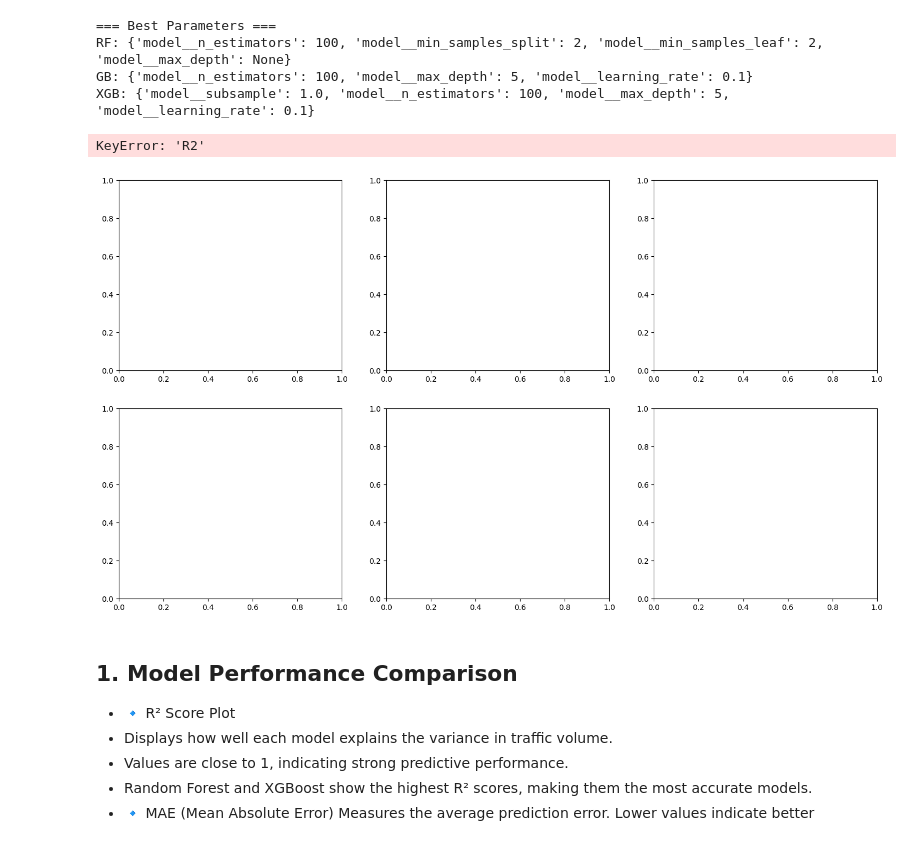
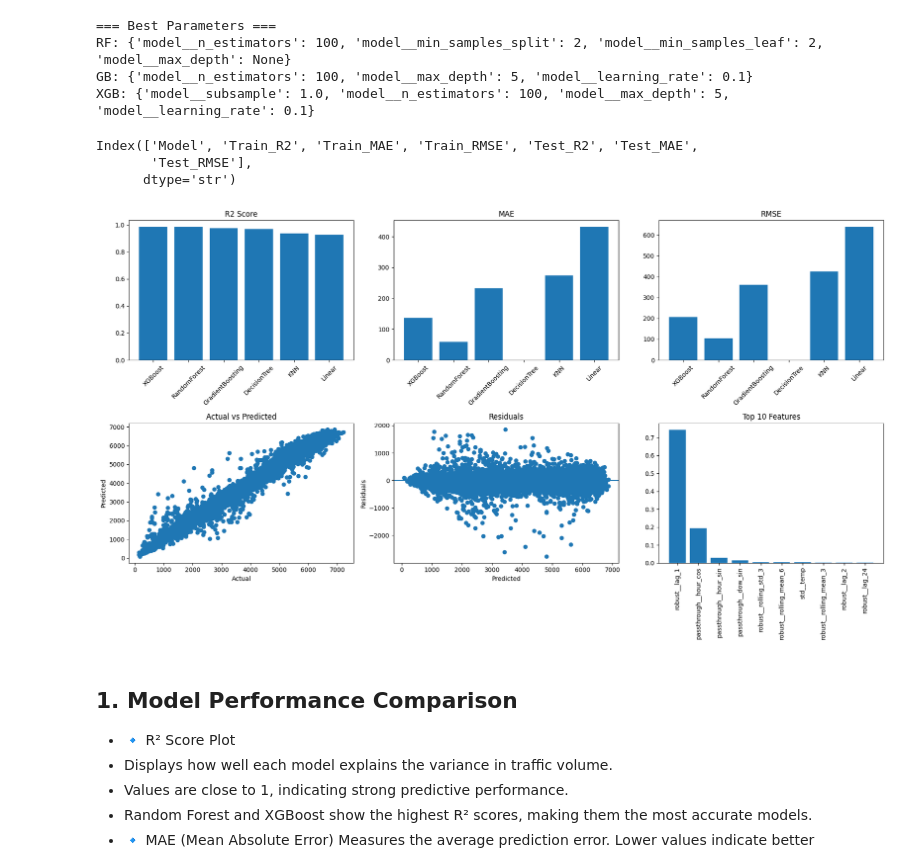
Before and after one commit to SATEESH-18/traffic_volume_prediction, a Jupyter notebook: traffic_volume_prediction.ipynb, the cells around one changed output. Cells and saved outputs as stored; diff of their text form; code cells hidden in the pictures.

```diff
--- a/traffic_volume_prediction.ipynb
+++ b/traffic_volume_prediction.ipynb
@@ -726,6 +745,12 @@ print("XGB:", xgb_search.best_params_)
 RF: {'model__n_estimators': 100, 'model__min_samples_split': 2, 'model__min_samples_leaf': 2, 'model__max_depth': None}
 GB: {'model__n_estimators': 100, 'model__max_depth': 5, 'model__learning_rate': 0.1}
 XGB: {'model__subsample': 1.0, 'model__n_estimators': 100, 'model__max_depth': 5, 'model__learning_rate': 0.1}
+# %%
+print(results_df.columns)
+# %% [output]
+Index(['Model', 'Train_R2', 'Train_MAE', 'Train_RMSE', 'Test_R2', 'Test_MAE',
+       'Test_RMSE'],
+      dtype='str')
 # %%
 import matplotlib.pyplot as plt
 
@@ -754,49 +779,48 @@ else:
 fig, axes = plt.subplots(2, 3, figsize=(18, 10))
 
 # 🔹 1. R2 Score
-axes[0, 0].bar(results_df["Model"], results_df["R2"])
+axes[0, 0].bar(results_df["Model"], results_df["Test_R2"])
 axes[0, 0].set_title("R2 Score")
 axes[0, 0].tick_params(axis='x', rotation=45)
 
 # 🔹 2. MAE
-axes[0, 1].bar(results_df["Model"], results_df["MAE"])
+axes[0, 1].bar(results_df["Model"], results_df["Train_MAE"])
 axes[0, 1].set_title("MAE")
 axes[0, 1].tick_params(axis='x', rotation=45)
 
 # 🔹 3. RMSE
-axes[0, 2].bar(results_df["Model"], results_df["RMSE"])
+axes[0, 2].bar(results_df["Model"], results_df["Train_RMSE"])
 axes[0, 2].set_title("RMSE")
 axes[0, 2].tick_params(axis='x', rotation=45)
 
 # 🔹 4. Actual vs Predicted
 axes[1, 0].scatter(y_test, y_pred)
 axes[1, 0].set_title("Actual vs Predicted")
 axes[1, 0].set_xlabel("Actual")
 axes[1, 0].set_ylabel("Predicted")
 
 # 🔹 5. Residual Plot
 axes[1, 1].scatter(y_pred, residuals)
 axes[1, 1].axhline(y=0)
 axes[1, 1].set_title("Residuals")
 axes[1, 1].set_xlabel("Predicted")
 axes[1, 1].set_ylabel("Residuals")
 
 # 🔹 6. Feature Importance (if available)
 if top_features is not None:
     axes[1, 2].bar(top_features.index, top_features.values)
     axes[1, 2].set_title("Top 10 Features")
     axes[1, 2].tick_params(axis='x', rotation=90)
 else:
     axes[1, 2].text(0.5, 0.5, "No Feature Importance",
                     ha='center', va='center')
     axes[1, 2].set_title("Feature Importance")
 
 # Layout adjustment
 plt.tight_layout()
 plt.show()
 # %% [output]
-KeyError: 'R2'
-[figure, old version]
+[figure, new version]
 # %% [markdown]
 ## 1. Model Performance Comparison
 - 🔹 R² Score Plot
```
Also changed, not shown: parts of 10 cells of this notebook, 2 other files.
